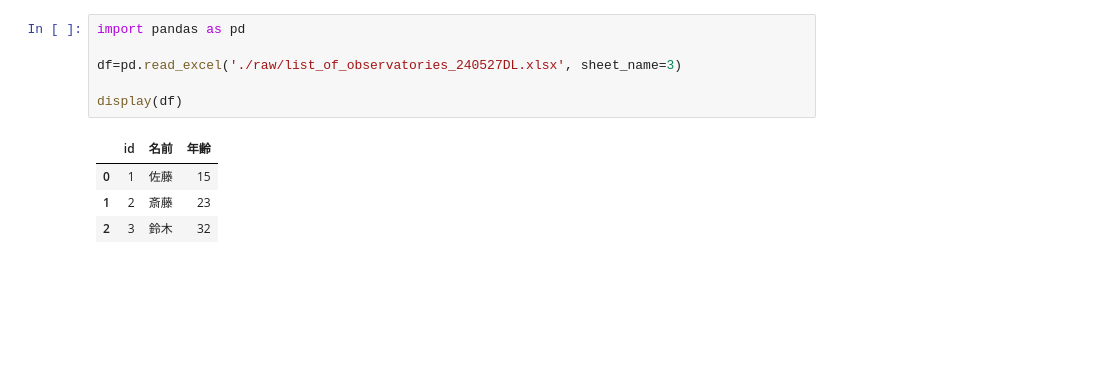
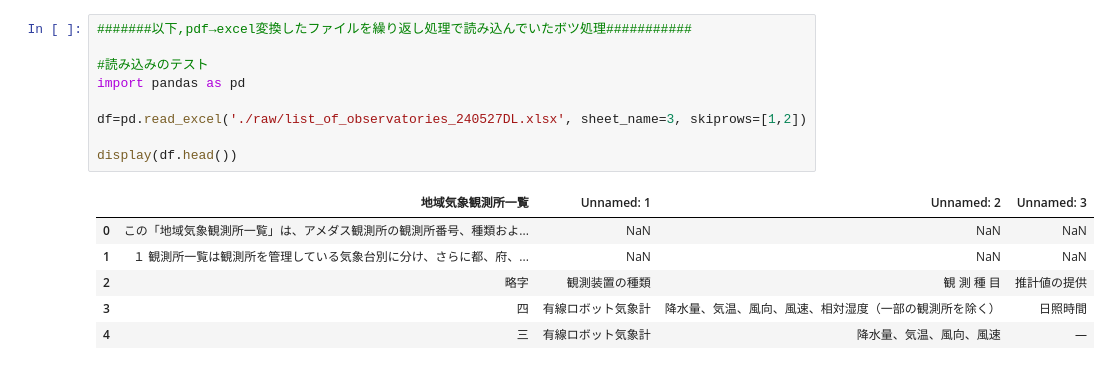
Before and after one commit to g-sawada/u-on-zu_data-processing, a Jupyter notebook: jupyter_test.ipynb, the cells around one changed output. Saved outputs shown, nothing was run; the diff lists cells and outputs as text; blank space fills up the shorter version.

```diff
--- a/jupyter_test.ipynb
+++ b/jupyter_test.ipynb
@@ -1,11 +94,16 @@
 # %%
+#######以下,pdf→excel変換したファイルを繰り返し処理で読み込んでいたボツ処理###########
+
+#読み込みのテスト
 import pandas as pd
 
-df=pd.read_excel('./raw/list_of_observatories_240527DL.xlsx', sheet_name=3)
+df=pd.read_excel('./raw/list_of_observatories_240527DL.xlsx', sheet_name=3, skiprows=[1,2])
 
-display(df)
+display(df.head())
 # %% [output]
-|  | id | 名前 | 年齢 |
-| 0 | 1 | 佐藤 | 15 |
-| 1 | 2 | 斎藤 | 23 |
-| 2 | 3 | 鈴木 | 32 |
+|  | 地域気象観測所一覧 | Unnamed: 1 | Unnamed: 2 | Unnamed: 3 |
+| 0 | この「地域気象観測所一覧」は、アメダス観測所の観測所番号、種類およ... | NaN | NaN | NaN |
+| 1 | １ 観測所一覧は観測所を管理している気象台別に分け、さらに都、府、... | NaN | NaN | NaN |
+| 2 | 略字 | 観測装置の種類 | 観 測 種 目 | 推計値の提供 |
+| 3 | 四 | 有線ロボット気象計 | 降水量、気温、風向、風速、相対湿度（一部の観測所を除く） | 日照時間 |
+| 4 | 三 | 有線ロボット気象計 | 降水量、気温、風向、風速 | ― |
```
Also changed, not shown: parts of 8 cells of this notebook, 7 other files.
